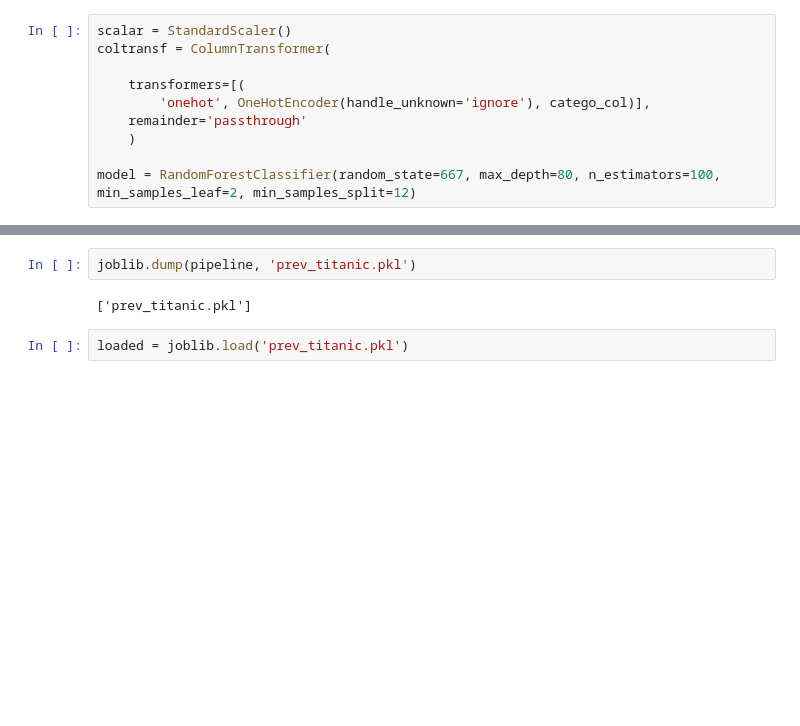
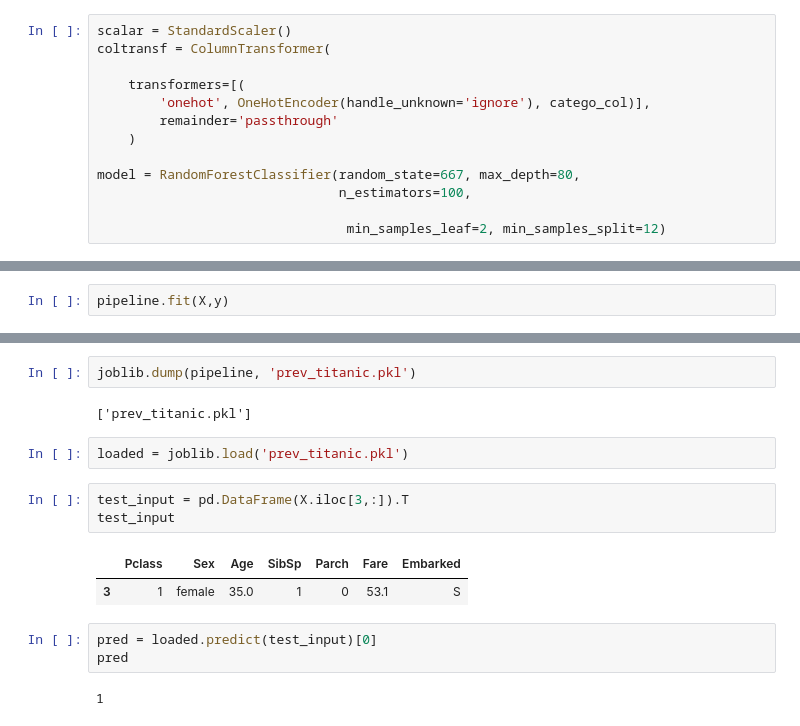
Before and after one commit to Rocus121/titanic, a Jupyter notebook: pipe.ipynb, the cells around one changed output, grey strips where cells are left out. Drawn from its saved outputs; the diff is of its cells as text; blank space fills up the shorter version.

```diff
--- a/pipe.ipynb
+++ b/pipe.ipynb
@@ -88,7 +99,10 @@ coltransf = ColumnTransformer(
 
     transformers=[(
         'onehot', OneHotEncoder(handle_unknown='ignore'), catego_col)],
-    remainder='passthrough'
+        remainder='passthrough'
     )
 
-model = RandomForestClassifier(random_state=667, max_depth=80, n_estimators=100, min_samples_leaf=2, min_samples_split=12)
+model = RandomForestClassifier(random_state=667, max_depth=80,
+                               n_estimators=100,
+
+                                min_samples_leaf=2, min_samples_split=12)
@@ -115,3 +139,5 @@ Pipeline(steps=[('onehotencoder',
                  RandomForestClassifier(max_depth=80, min_samples_leaf=2,
                                         min_samples_split=12,
                                         random_state=667))])
+# %%
+pipeline.fit(X,y)
@@ -123,3 +165,14 @@ joblib.dump(pipeline, 'prev_titanic.pkl')
 ['prev_titanic.pkl']
 # %%
 loaded = joblib.load('prev_titanic.pkl')
+# %%
+test_input = pd.DataFrame(X.iloc[3,:]).T
+test_input
+# %% [output]
+|  | Pclass | Sex | Age | SibSp | Parch | Fare | Embarked |
+| 3 | 1 | female | 35.0 | 1 | 0 | 53.1 | S |
+# %%
+pred = loaded.predict(test_input)[0]
+pred
+# %% [output]
+1
```
Also changed, not shown: parts of 5 cells of this notebook, 2 other files.
